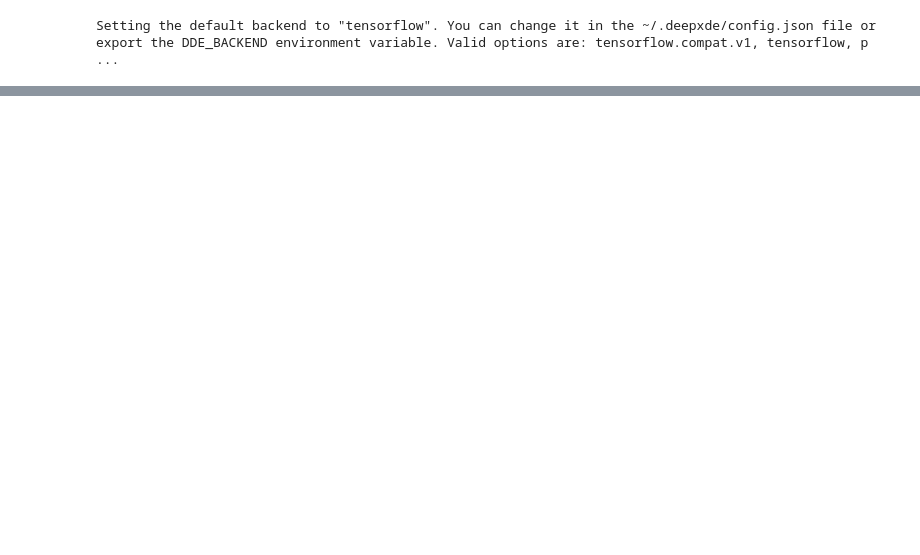
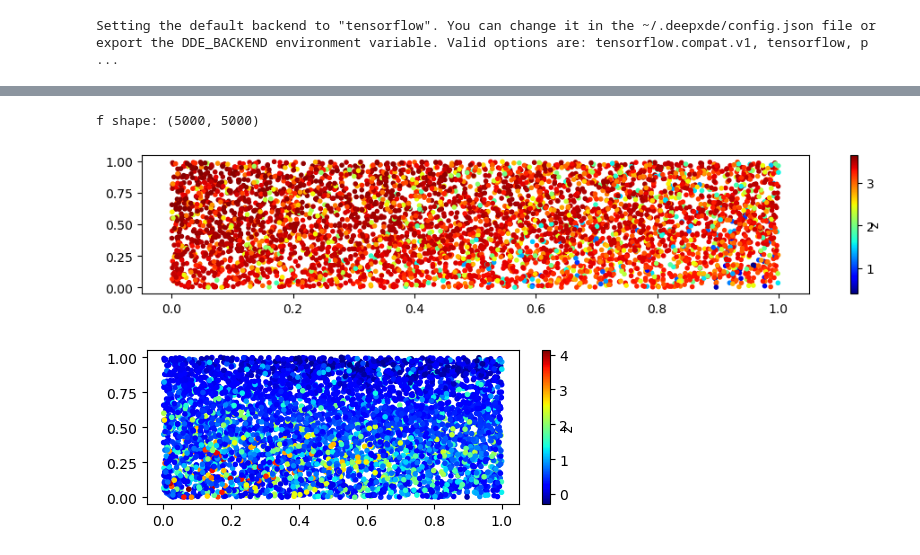
Before and after one commit to Ygrik2003/PINN_GL, a Jupyter notebook: pinn_model/hydro_nn.ipynb, the cells around one changed output, grey strips where cells are left out. Cells and saved outputs as stored; diff of their text form; code cells hidden in the pictures; blank space fills up the shorter version.

```diff
--- a/pinn_model/hydro_nn.ipynb
+++ b/pinn_model/hydro_nn.ipynb
@@ -319,0 +347,40 @@ for i in range(u_predict.shape[0]):
+# %%
+# early_stopping = EarlyStopping(min_delta=1e-8, patience=40000)
+# checker = dde.callbacks.ModelCheckpoint("model/bend_model.ckpt", save_better_only=True, period=1000)
+# model.train(iterations=5000, display_every=1000, callbacks=[checker])
+
+# model.compile("L-BFGS")
+# losshistory, train_state = model.train(model_save_path = "./model/bend_model.ckpt")
+
+# model.restore("model/bend_model.ckpt-20000.pt", verbose=1)  # Replace ? with the exact filename
+X = domain.random_points(5000)
+output = model.predict(X)
+
+u_pred = output[:, 0]
+v_pred = output[:, 1]
+velocity_pred = np.sqrt(u_pred**2 + v_pred**2)
+p_pred = output[:, 2]
+
+fig = plt.figure(figsize=(12,2))
+plt.scatter(X[:, 0], X[:, 1], c=velocity_pred, cmap='jet', marker = '.')
+plt.colorbar().ax.set_ylabel('z', rotation=270)
+
+#residual plot
+f = model.predict(X, operator=navier_stokes)
+print("f shape:", f[0].shape)
+
+fig = plt.figure(figsize=(6,2))
+sct = plt.scatter(X[:, 0], X[:, 1], c=f[0][:, 0], cmap='jet', marker = '.')
+plt.colorbar().ax.set_ylabel('z', rotation=270)
+plt.show()
+
+def animate(t_curr):
+    sct.set_array(f[0][:, 10 * t_curr])
+    return sct,
+
+ani = FuncAnimation(fig, animate, frames=int(len(f[0][0, :]) / 10), blit=True)
+ani.save("animation.gif", writer="imagemagick", fps=10)
+# %% [output]
+f shape: (5000, 5000)
+[figure, added]
+[figure, added]
```
Also changed, not shown: parts of 10 cells of this notebook, 2 other files.
